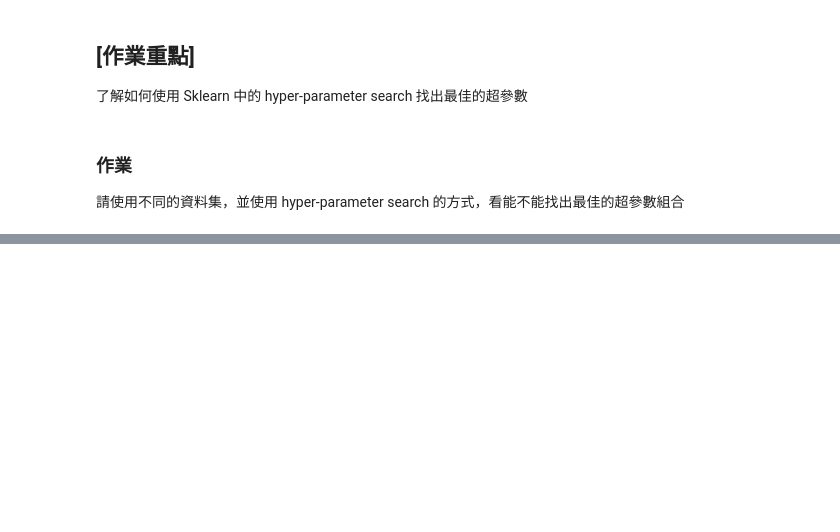
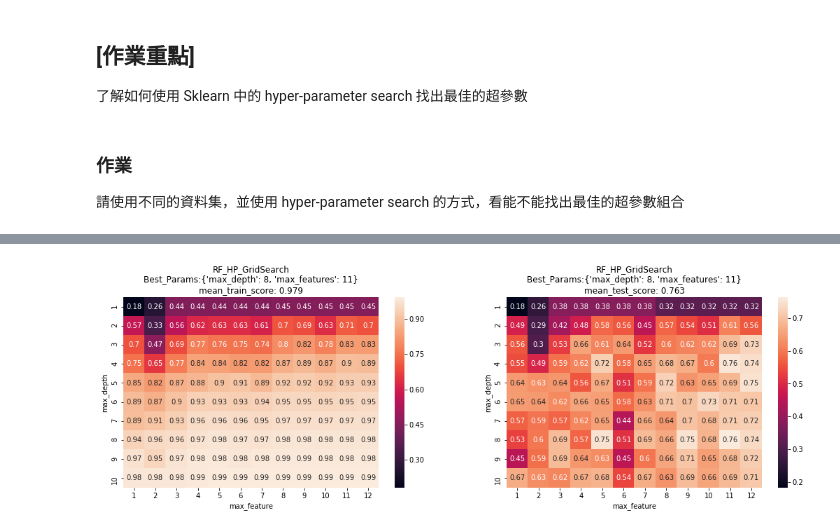
Before and after one commit to crea0414/2nd-ML100Days, a Jupyter notebook: homework/Day_047_HW.ipynb, the cells around one changed output, grey strips where cells are left out. Drawn from its saved outputs; the diff is of its cells as text; code cells hidden in the pictures; blank space fills up the shorter version.

```diff
--- a/homework/Day_047_HW.ipynb
+++ b/homework/Day_047_HW.ipynb
@@ -42,10 +62,12 @@ Test_r2:0.736403568674191
 # %%
-#GridSearch
-param_grid = {'max_depth':[i for i in range(1, 11)], 'min_samples_split':[i for i in range(2, 6)]}
-tree_cv_reg = GridSearchCV(LR_reg, param_grid, scoring='r2',iid=False, cv=5, return_train_score=True, verbose=1)
+#GridSearchCV
+param_grid = {'max_depth':[i for i in range(1, 11)], 'min_samples_split':[i for i in range(2, 6)],
+              'max_features':[i for i in range(1, len(boston.feature_names))]}
+tree_cv_reg = GridSearchCV(LR_reg, param_grid, scoring='r2',iid=False, cv=5, return_train_score=True, verbose=1,)
 tree_cv_reg.fit(x_train, y_train)
 print(tree_cv_reg.best_score_, tree_cv_reg.best_params_)
 tree_reg = tree.DecisionTreeRegressor(max_depth=tree_cv_reg.best_params_['max_depth'],
+                                      max_features=tree_cv_reg.best_params_['max_features'],
                                       min_samples_split=tree_cv_reg.best_params_['min_samples_split'])
 tree_reg.fit(x_train, y_train)
 y_pred_tree = tree_reg.predict(x_test)
@@ -58,0 +81,13 @@ test r2: 0.7236428696031709
+# %%
+#GridSearchCV 2 feature for visulization
+param_grid = {'max_depth':[i for i in range(1, 11)],
+              'max_features':[i for i in range(1, len(boston.feature_names))]}
+tree_cv_reg = GridSearchCV(LR_reg, param_grid, scoring='r2',iid=False, cv=5, return_train_score=True, verbose=1,)
+tree_cv_reg.fit(x_train, y_train)
+print(tree_cv_reg.best_score_, tree_cv_reg.best_params_)
+tree_reg = tree.DecisionTreeRegressor(max_depth=tree_cv_reg.best_params_['max_depth'],
+                                      max_features=tree_cv_reg.best_params_['max_features'],
+                                      min_samples_split=3)
+tree_reg.fit(x_train, y_train)
+y_pred_tree = tree_reg.predict(x_test)
+print('test r2:', metrics.r2_score(y_test, y_pred_tree))
@@ -59,3 +100,20 @@ test r2: 0.7236428696031709
+# %%
+#check RF GridSearch result
+plt.figure(figsize=(18,5))
+result = pd.DataFrame(tree_cv_reg.cv_results_)
+for i, condition in enumerate(['mean_train_score', 'mean_test_score']):
+    plt.subplot(1, 2, i+1)
+    sns.heatmap(pd.DataFrame(tree_cv_reg.cv_results_[condition].reshape(-1,len(tree_cv_reg.param_grid['max_features'])),
+                             index = tree_cv_reg.param_grid['max_depth'],
+                             columns = tree_cv_reg.param_grid['max_features']),annot=True, fmt='.2g')
+    plt.ylabel('max_depth')
+    plt.xlabel('max_feature')
+    best_score = result.loc[np.array(result['param_max_depth'] == tree_cv_reg.best_params_['max_depth']) & \
+               np.array(result['param_max_features']== tree_cv_reg.best_params_['max_features']), [condition]].values
+    plt.title('RF_HP_GridSearch\nBest_Params:'+str(tree_cv_reg.best_params_)+
+              '\n'+str(condition)+': '+ str(round(best_score[0, 0], 3)))
+# %% [output]
+[figure, added]
 # %%
 #GradientBoostingClassifier
 GB_reg = GradientBoostingRegressor()
```
Also changed, not shown: parts of 12 cells of this notebook.
